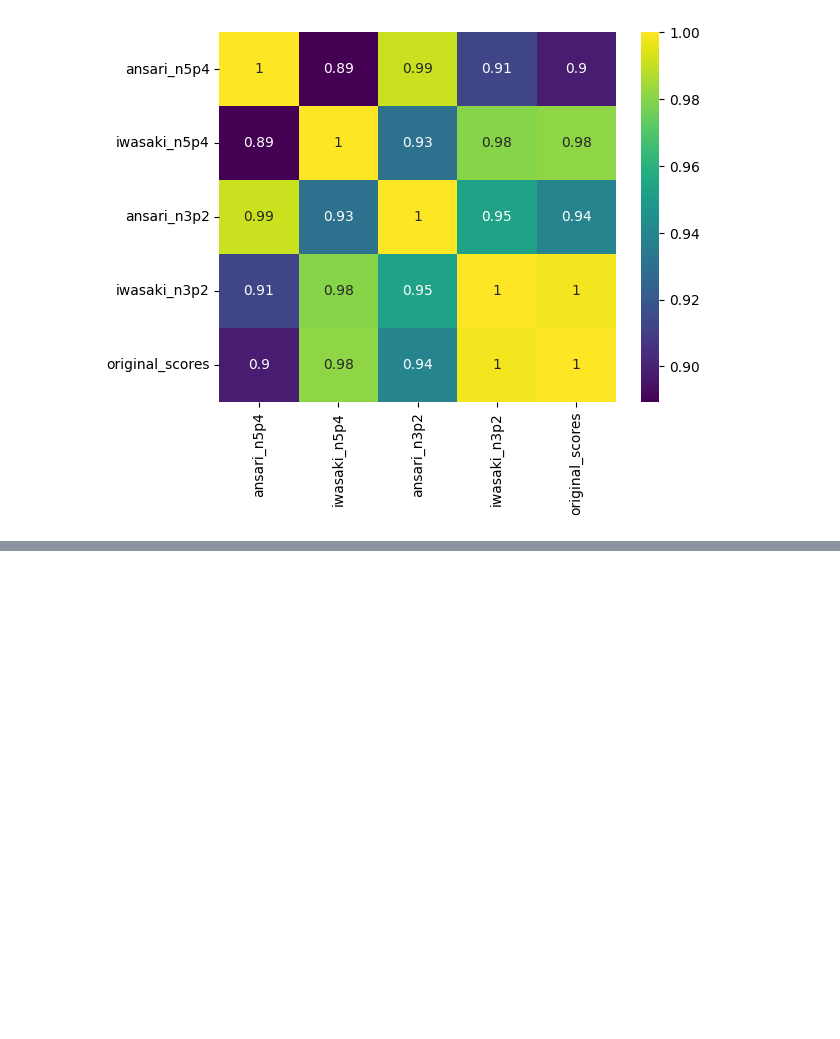
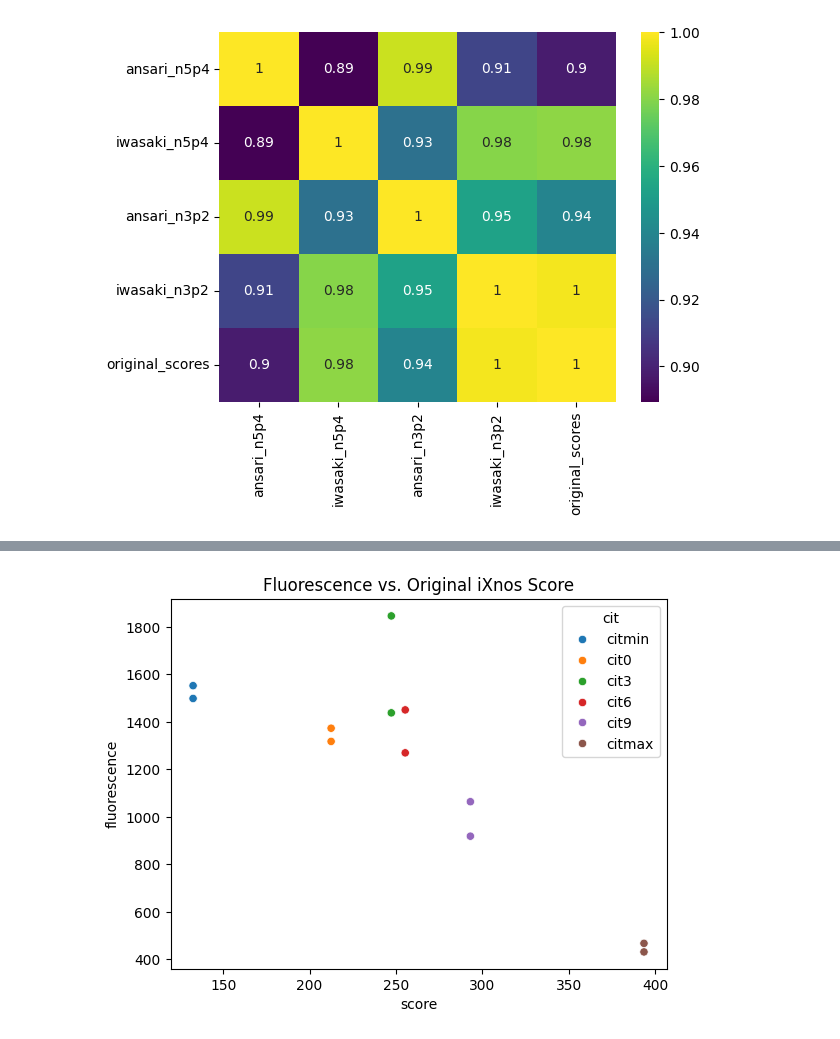
Before and after one commit to jedsurf/lareau-rotation, a Jupyter notebook: notebooks/250131_fluorescence_data.ipynb, the cells around one changed output, grey strips where cells are left out. Cells and saved outputs as stored; diff of their text form; code cells hidden in the pictures; blank space fills up the shorter version.

```diff
--- a/notebooks/250131_fluorescence_data.ipynb
+++ b/notebooks/250131_fluorescence_data.ipynb
@@ -140,0 +207,12 @@ plt.show()
+# %%
+fluorescence_df = pd.read_csv("processed-data/citrine_fluorescence.csv")
+# Remove modified mRNAs
+# fluorescence_df_unmod = fluorescence_df[fluorescence_df["mod"] != "M"]
+cit_df_all = sahim_info_df.merge(fluorescence_df, on="cit")
+# Save this dataframe
+cit_df_all.to_csv("processed-data/citrine_fluorescence_expanded.csv", index=False)
+
+cit_df_all["U Content"] = cit_df_all["seq"].apply(lambda x: x.count("T") / len(x))
+for aa in ["G", "A", "C"]:
+    cit_df_all[f"{aa} Content"] = cit_df_all["seq"].apply(lambda x: x.count(aa) / len(x))
+cit_df = cit_df_all[cit_df_all["mod"] != "M"]
@@ -140,0 +241,2 @@ plt.show()
+# %%
+cit_df = apply_models(cit_df, "seq")
@@ -140,0 +264,18 @@ plt.show()
+# %%
+sns.scatterplot(
+    cit_df,
+    x = "score",
+    y = "fluorescence",
+    hue = "cit")
+plt.title("Fluorescence vs. Original iXnos Score")
+plt.show()
+# sns.scatterplot(
+#     cit_df,
+#     x = "score",
+#     y = "fluorescence",
+#     hue = "cit")
+# plt.title("Fluorescence vs. Original iXnos Score")
+# plt.yscale("log")
+# plt.show()
+# %% [output]
+[figure, added]
```
Also changed, not shown: parts of 21 cells of this notebook.
